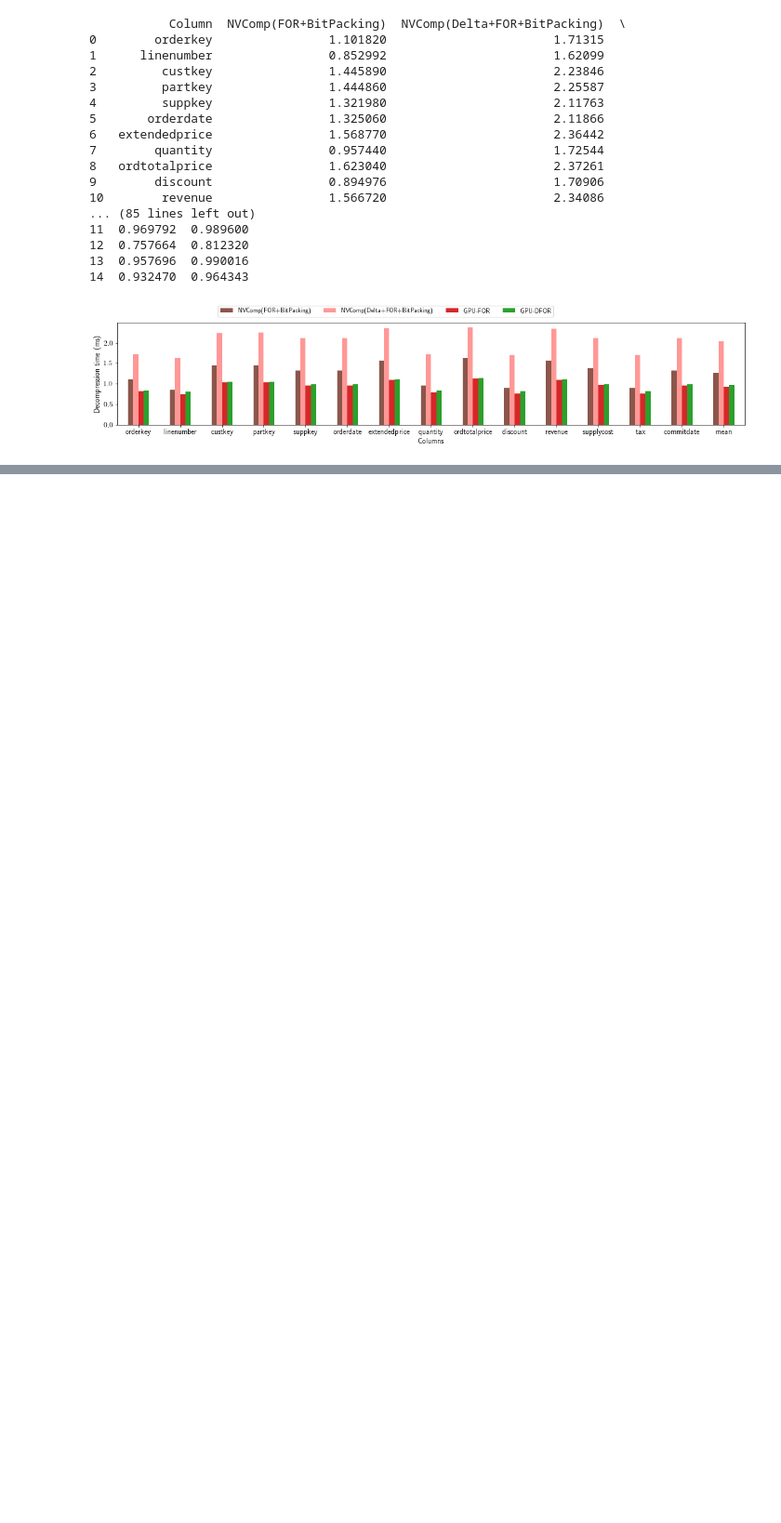
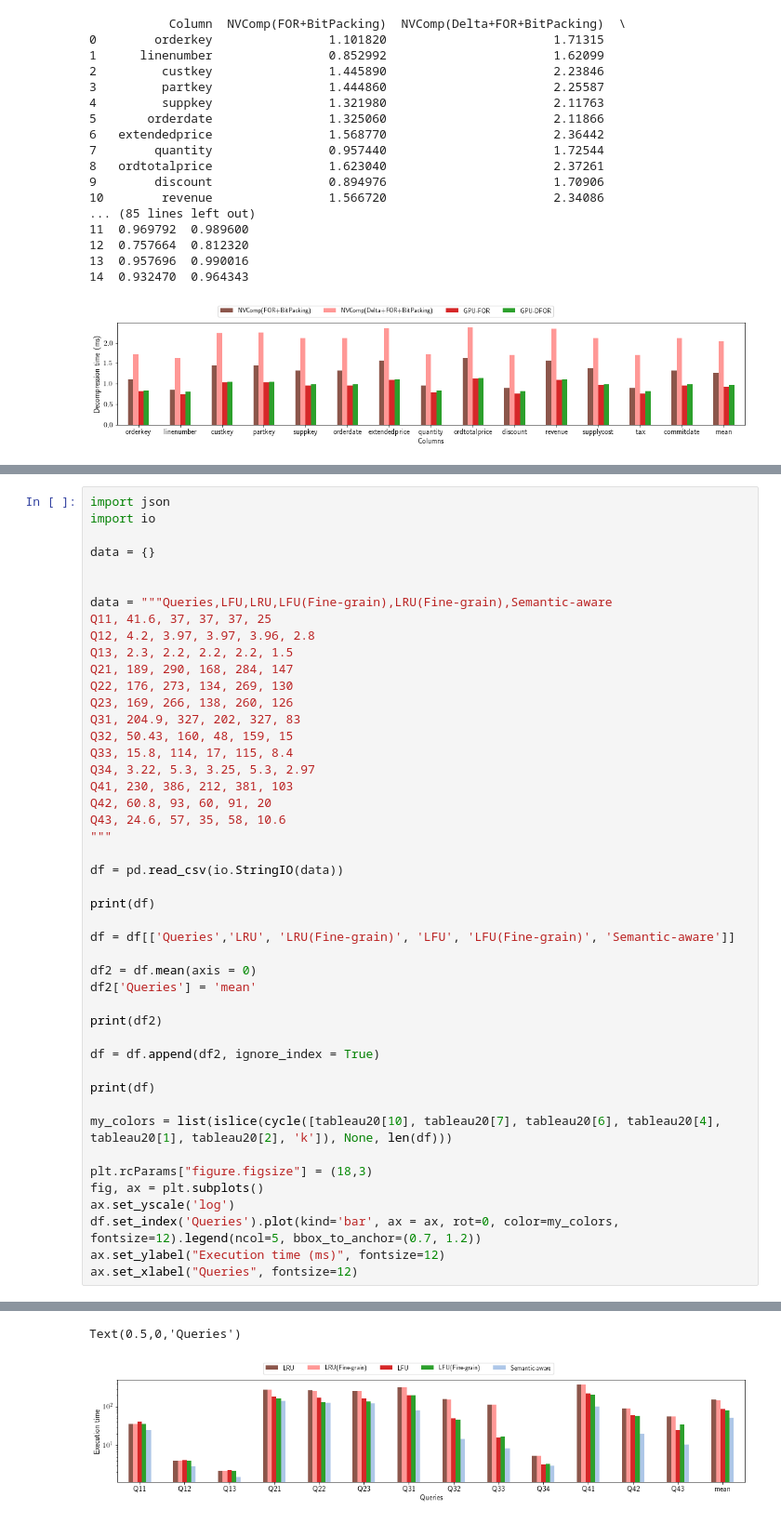
Before and after one commit to bwyogatama/Mordred-Deprecated, a Jupyter notebook: final.ipynb, the cells around one changed output, grey strips where cells are left out. Shown: that part at 93% size. Saved outputs shown, nothing was run; the diff lists cells and outputs as text; blank space fills up the shorter version.

```diff
--- a/final.ipynb
+++ b/final.ipynb
@@ -1176,0 +1237,47 @@ Text(0.5,0,'cache size / data size')
+# %%
+import json
+import io
+
+data = {}
+
+
+data = """Queries,LFU,LRU,LFU(Fine-grain),LRU(Fine-grain),Semantic-aware
+Q11, 41.6, 37, 37, 37, 25
+Q12, 4.2, 3.97, 3.97, 3.96, 2.8
+Q13, 2.3, 2.2, 2.2, 2.2, 1.5
+Q21, 189, 290, 168, 284, 147
+Q22, 176, 273, 134, 269, 130
+Q23, 169, 266, 138, 260, 126
+Q31, 204.9, 327, 202, 327, 83
+Q32, 50.43, 160, 48, 159, 15
+Q33, 15.8, 114, 17, 115, 8.4
+Q34, 3.22, 5.3, 3.25, 5.3, 2.97
+Q41, 230, 386, 212, 381, 103
+Q42, 60.8, 93, 60, 91, 20
+Q43, 24.6, 57, 35, 58, 10.6
+"""
+
+df = pd.read_csv(io.StringIO(data))
+
+print(df)
+
+df = df[['Queries','LRU', 'LRU(Fine-grain)', 'LFU', 'LFU(Fine-grain)', 'Semantic-aware']]
+
+df2 = df.mean(axis = 0)
+df2['Queries'] = 'mean'
+
+print(df2)
+
+df = df.append(df2, ignore_index = True)
+
+print(df)
+
+my_colors = list(islice(cycle([tableau20[10], tableau20[7], tableau20[6], tableau20[4], tableau20[1], tableau20[2], 'k']), None, len(df)))
+
+plt.rcParams["figure.figsize"] = (18,3)
+fig, ax = plt.subplots()
+ax.set_yscale('log')
+df.set_index('Queries').plot(kind='bar', ax = ax, rot=0, color=my_colors, fontsize=12).legend(ncol=5, bbox_to_anchor=(0.7, 1.2))
+ax.set_ylabel("Execution time (ms)", fontsize=12)
+ax.set_xlabel("Queries", fontsize=12)
+# %% [output]
@@ -1176,0 +1301,2 @@ Text(0.5,0,'cache size / data size')
+Text(0.5,0,'Queries')
+[figure, added]
```
Also changed, not shown: parts of 10 cells of this notebook, 23 other files.
